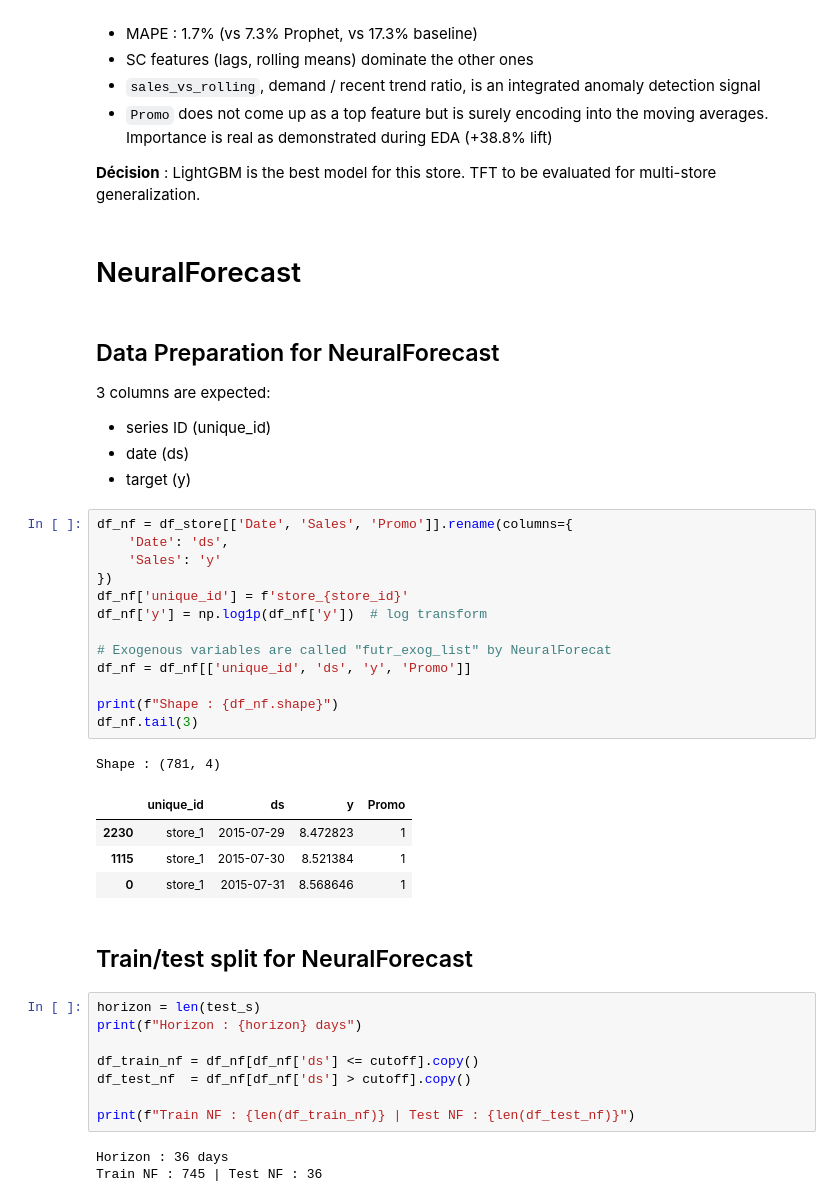
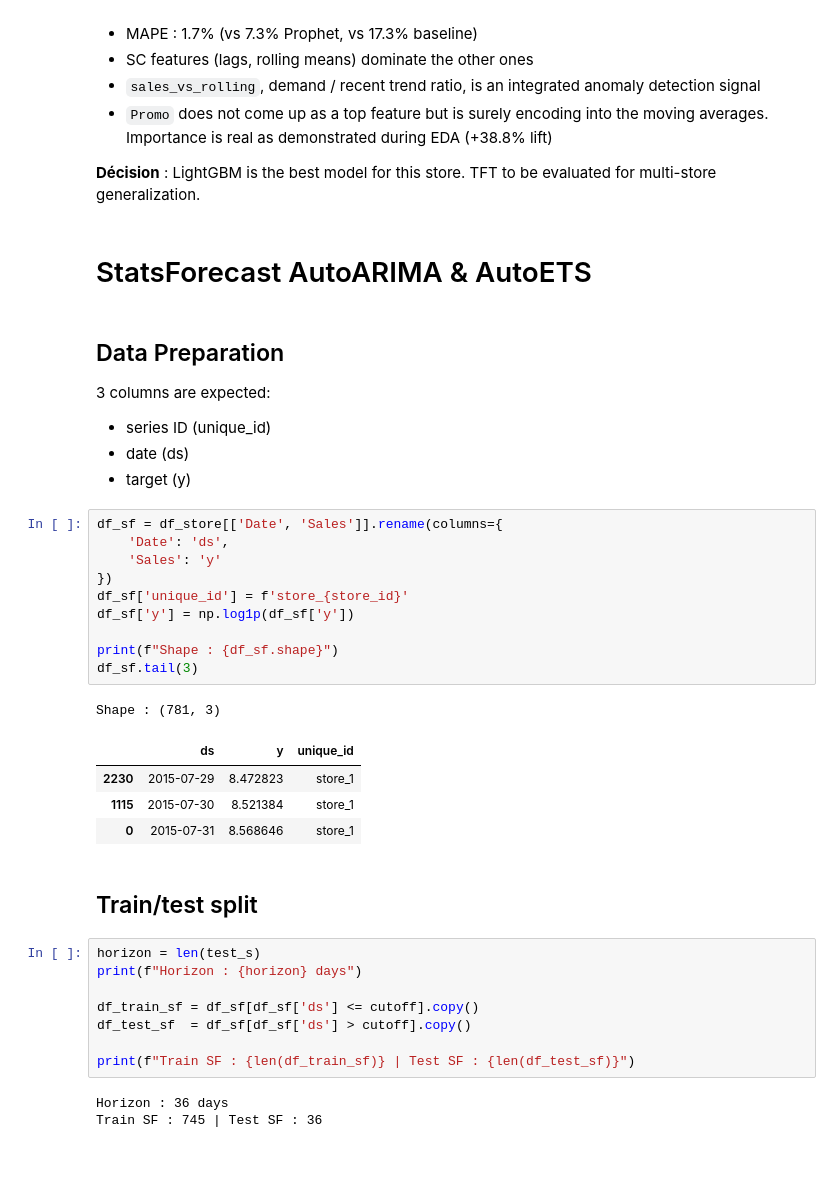
Before and after one commit to AlexPaulien/forecasting-sc, a Jupyter notebook: notebooks/02_models_benchmark.ipynb, the cells around one changed output. Cells and saved outputs as stored; diff of their text form; blank space fills up the shorter version.

```diff
--- a/notebooks/02_models_benchmark.ipynb
+++ b/notebooks/02_models_benchmark.ipynb
@@ -312,44 +310,41 @@ sales_vs_rolling        1169
 
 **Décision** : LightGBM is the best model for this store. TFT to be evaluated for multi-store generalization.
 # %% [markdown]
-# NeuralForecast
+# StatsForecast AutoARIMA & AutoETS
 # %% [markdown]
-## Data Preparation for NeuralForecast
+## Data Preparation
 
 3 columns are expected:
 - series ID (unique_id)
 - date (ds)
 - target (y)
 # %%
-df_nf = df_store[['Date', 'Sales', 'Promo']].rename(columns={
+df_sf = df_store[['Date', 'Sales']].rename(columns={
     'Date': 'ds',
     'Sales': 'y'
 })
-df_nf['unique_id'] = f'store_{store_id}'
-df_nf['y'] = np.log1p(df_nf['y'])  # log transform
+df_sf['unique_id'] = f'store_{store_id}'
+df_sf['y'] = np.log1p(df_sf['y'])
 
-# Exogenous variables are called "futr_exog_list" by NeuralForecat
-df_nf = df_nf[['unique_id', 'ds', 'y', 'Promo']]
-
-print(f"Shape : {df_nf.shape}")
-df_nf.tail(3)
+print(f"Shape : {df_sf.shape}")
+df_sf.tail(3)
 # %% [output]
-Shape : (781, 4)
+Shape : (781, 3)
-|  | unique_id | ds | y | Promo |
-| 2230 | store_1 | 2015-07-29 | 8.472823 | 1 |
-| 1115 | store_1 | 2015-07-30 | 8.521384 | 1 |
-| 0 | store_1 | 2015-07-31 | 8.568646 | 1 |
+|  | ds | y | unique_id |
+| 2230 | 2015-07-29 | 8.472823 | store_1 |
+| 1115 | 2015-07-30 | 8.521384 | store_1 |
+| 0 | 2015-07-31 | 8.568646 | store_1 |
 # %% [markdown]
-## Train/test split for NeuralForecast
+## Train/test split
 # %%
 horizon = len(test_s)
 print(f"Horizon : {horizon} days")
 
-df_train_nf = df_nf[df_nf['ds'] <= cutoff].copy()
-df_test_nf  = df_nf[df_nf['ds'] > cutoff].copy()
+df_train_sf = df_sf[df_sf['ds'] <= cutoff].copy()
+df_test_sf  = df_sf[df_sf['ds'] > cutoff].copy()
 
-print(f"Train NF : {len(df_train_nf)} | Test NF : {len(df_test_nf)}")
+print(f"Train SF : {len(df_train_sf)} | Test SF : {len(df_test_sf)}")
 # %% [output]
 Horizon : 36 days
-Train NF : 745 | Test NF : 36
+Train SF : 745 | Test SF : 36
 # %% [markdown]
```
Also changed, not shown: parts of 20 cells of this notebook.
